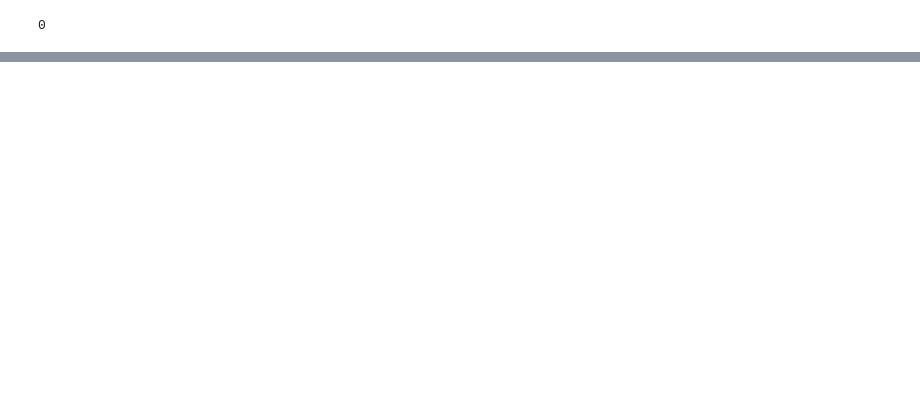
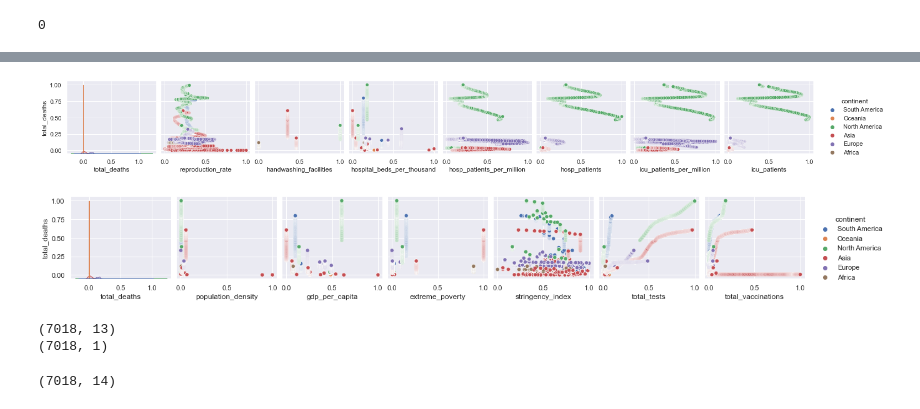
Before and after one commit to shanghongsim/term3_dtp, a Jupyter notebook: T3 2D project .ipynb, the cells around one changed output, grey strips where cells are left out. Drawn from its saved outputs; the diff is of its cells as text; code cells hidden in the pictures; blank space fills up the shorter version.

```diff
--- a/T3 2D project .ipynb
+++ b/T3 2D project .ipynb
@@ -187,0 +169,22 @@ myplot3 = sns.scatterplot(x='reproduction_rate', y='total_deaths', hue='location
+# %%
+myplot = sns.pairplot(data=result, hue='continent',x_vars=['total_deaths','reproduction_rate','handwashing_facilities','hospital_beds_per_thousand','hosp_patients_per_million',
+         'hosp_patients','icu_patients_per_million','icu_patients'],y_vars=['total_deaths'])
+# %% [output]
+[figure, added]
+# %%
+myplot = sns.pairplot(data=result, hue='continent',x_vars=['total_deaths','population_density','gdp_per_capita',
+         'extreme_poverty','stringency_index','total_tests','total_vaccinations'],y_vars=['total_deaths'])
+# %% [output]
+[figure, added]
+# %%
+feature=['population_density','gdp_per_capita',
+         'extreme_poverty','stringency_index','total_tests','total_vaccinations',
+         'reproduction_rate','handwashing_facilities','hospital_beds_per_thousand','hosp_patients_per_million',
+         'hosp_patients','icu_patients_per_million','icu_patients']
+df_feature=result.loc[:,feature]
+print(df_feature.shape)
+df_target=result.loc[:,['total_deaths']]
+print(df_target.shape)
+# %% [output]
+(7018, 13)
+(7018, 1)
@@ -187,0 +217,6 @@ myplot3 = sns.scatterplot(x='reproduction_rate', y='total_deaths', hue='location
+# %%
+X = prepare_feature(df_feature)
+print(X.shape)
+target = prepare_target(df_target)
+# %% [output]
+(7018, 14)
```
Also changed, not shown: parts of 21 cells of this notebook, 1 other file.
